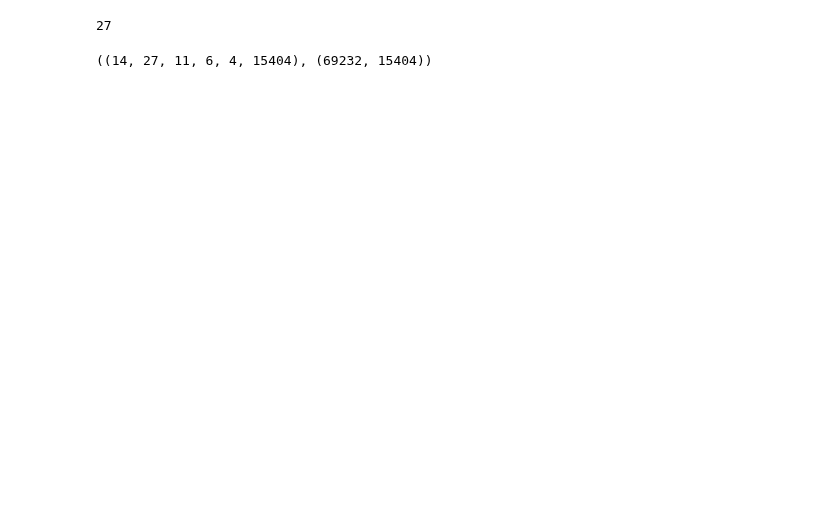
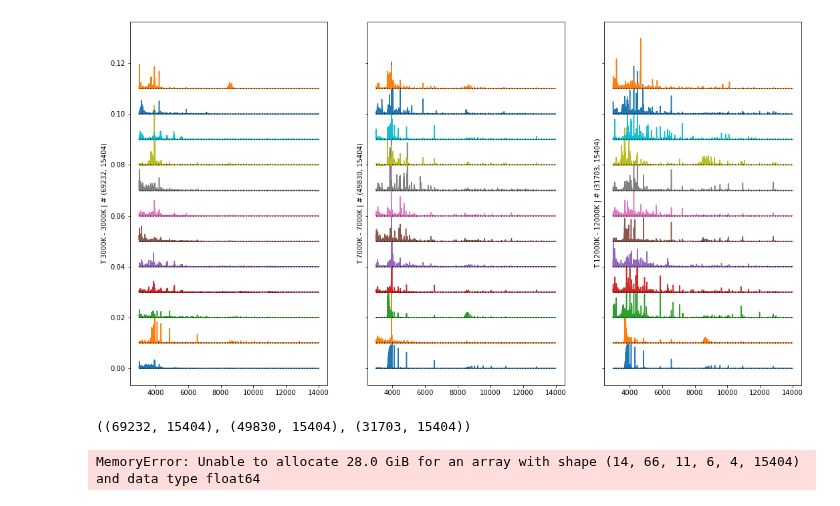
Before and after one commit to ViskaWei/LV, a Jupyter notebook: nb/explore_Hierarch.ipynb, the cells around one changed output. Drawn from its saved outputs; the diff is of its cells as text; code cells hidden in the pictures; blank space fills up the shorter version.

```diff
--- a/nb/explore_Hierarch.ipynb
+++ b/nb/explore_Hierarch.ipynb
@@ -26,16 +22,22 @@ with h5py.File(SZALAY_PATH, 'r') as f:
+# %%
+p = PCA(flux, mask)
+# %%
+p.plot_all_vs(step=0.01)
+# %% [output]
+[figure, added]
+# %%
+p.X[0].shape, p.X[1].shape, p.X[2].shape
+# %% [output]
+((69232, 15404), (49830, 15404), (31703, 15404))
 # %%
-with h5py.File(NORM_PATH, 'r') as f:
-    flux = f['flux'][()]
-    mask = f['flux_idx'][()]
+with h5py.File(GRID_PATH, 'r') as f:
+    fluxGd = f['flux'][:,:,:,:,:,s:e]
+    maskGd = f['flux_idx'][:,:,:,:,:,s:e]
 #     Fe_H = f['Fe_H'][()]
 #     log_g = f['log_g'][()]
 #     O_M = f['O_M'][()]
 #     C_M = f['C_M'][()]
-    T_eff = f['T_eff'][()]
-#     wave = f['wave'][()]
-#     eigv = f['flux_eigv'][()]
-#     eigs = f['flux_eigs'][()]
+#     T_eff = f['T_eff'][()]
+    waveGd = f['wave'][()]
+# %% [output]
+MemoryError: Unable to allocate 28.0 GiB for an array with shape (14, 66, 11, 6, 4, 15404) and data type float64
-# %%
-np.digitize(10000, T_eff)
-# %% [output]
-27
@@ -46,4 +43,0 @@ flux_lowT = grid_lowT[mask_lowT]
-# %%
-grid_lowT.shape, flux_lowT.shape
-# %% [output]
-((14, 27, 11, 6, 4, 15404), (69232, 15404))
```
Also changed, not shown: parts of 18 cells of this notebook, 5 other files.
